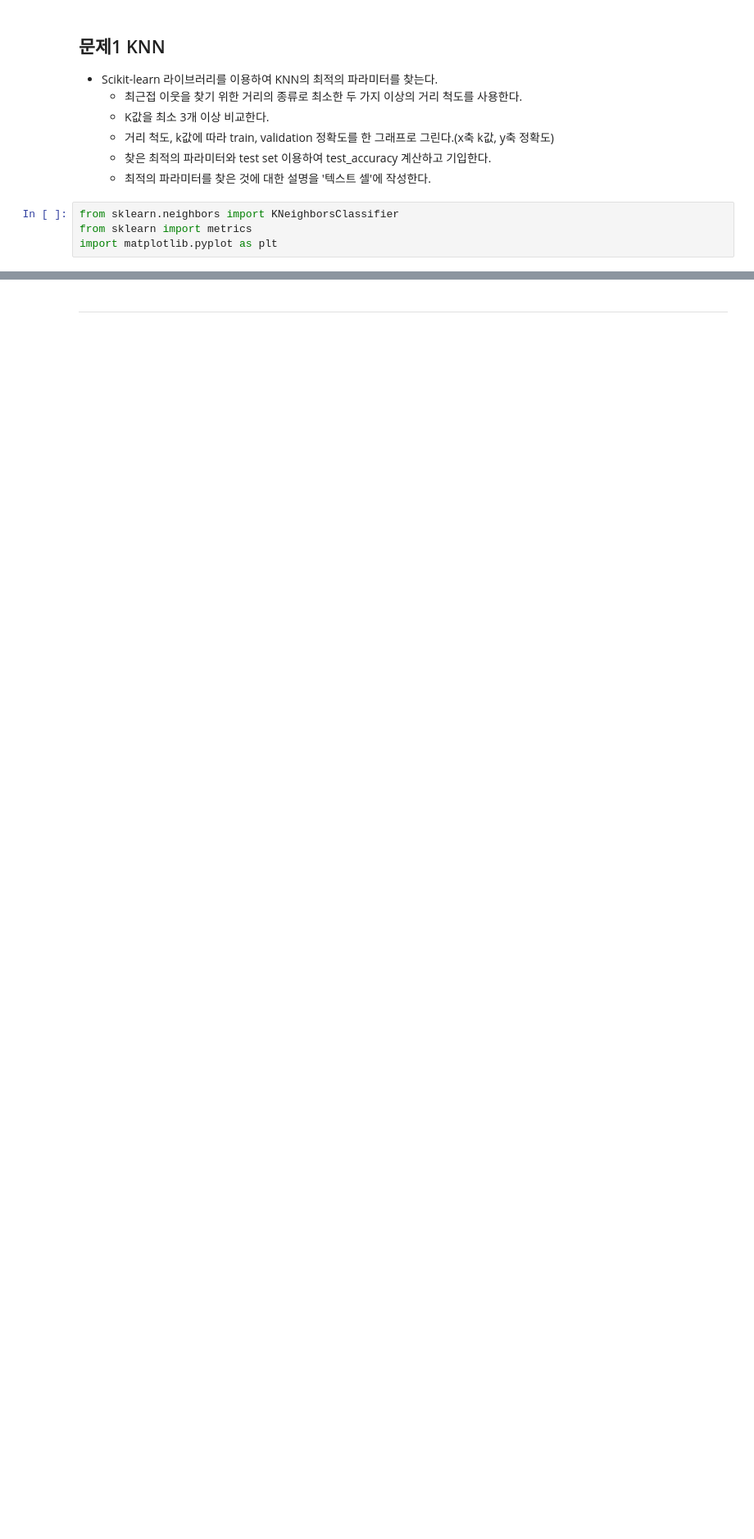
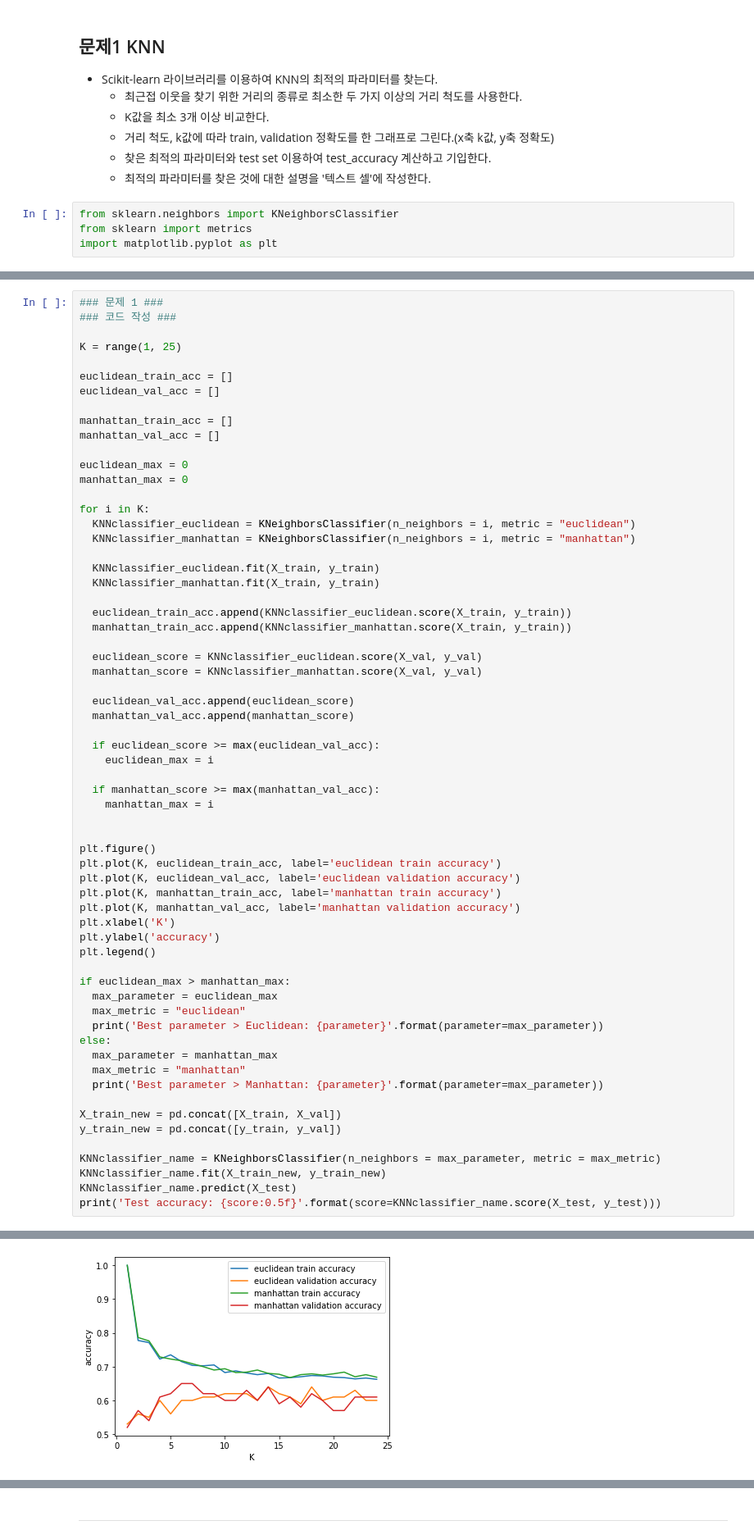
Before and after one commit to anttiey/2022F-Ajou-ML, a Jupyter notebook: HW3_ipynb의_사본.ipynb, the cells around one changed output, grey strips where cells are left out. Shown at 82% size. Saved outputs shown, nothing was run; the diff lists cells and outputs as text; blank space fills up the shorter version.

```diff
--- a/HW3_ipynb의_사본.ipynb
+++ b/HW3_ipynb의_사본.ipynb
@@ -67,0 +80,64 @@ import matplotlib.pyplot as plt
+# %%
+### 문제 1 ###
+### 코드 작성 ###
+
+K = range(1, 25)
+
+euclidean_train_acc = []
+euclidean_val_acc = []
+
+manhattan_train_acc = []
+manhattan_val_acc = []
+
+euclidean_max = 0
+manhattan_max = 0
+
+for i in K:
+  KNNclassifier_euclidean = KNeighborsClassifier(n_neighbors = i, metric = "euclidean")
+  KNNclassifier_manhattan = KNeighborsClassifier(n_neighbors = i, metric = "manhattan")
+
+  KNNclassifier_euclidean.fit(X_train, y_train)
+  KNNclassifier_manhattan.fit(X_train, y_train)
+
+  euclidean_train_acc.append(KNNclassifier_euclidean.score(X_train, y_train))
+  manhattan_train_acc.append(KNNclassifier_manhattan.score(X_train, y_train))
+
+  euclidean_score = KNNclassifier_euclidean.score(X_val, y_val)
+  manhattan_score = KNNclassifier_manhattan.score(X_val, y_val)
+
+  euclidean_val_acc.append(euclidean_score)
+  manhattan_val_acc.append(manhattan_score)
+
+  if euclidean_score >= max(euclidean_val_acc):
+    euclidean_max = i
+
+  if manhattan_score >= max(manhattan_val_acc):
+    manhattan_max = i
+
+
+plt.figure()
+plt.plot(K, euclidean_train_acc, label='euclidean train accuracy')
+plt.plot(K, euclidean_val_acc, label='euclidean validation accuracy')
+plt.plot(K, manhattan_train_acc, label='manhattan train accuracy')
+plt.plot(K, manhattan_val_acc, label='manhattan validation accuracy')
+plt.xlabel('K')
+plt.ylabel('accuracy')
+plt.legend()
+
+if euclidean_max > manhattan_max:
+  max_parameter = euclidean_max
+  max_metric = "euclidean"
+  print('Best parameter > Euclidean: {parameter}'.format(parameter=max_parameter))
+else:
+  max_parameter = manhattan_max
+  max_metric = "manhattan"
+  print('Best parameter > Manhattan: {parameter}'.format(parameter=max_parameter))
+
+X_train_new = pd.concat([X_train, X_val])
+y_train_new = pd.concat([y_train, y_val])
+
+KNNclassifier_name = KNeighborsClassifier(n_neighbors = max_parameter, metric = max_metric)
+KNNclassifier_name.fit(X_train_new, y_train_new)
+KNNclassifier_name.predict(X_test)
+print('Test accuracy: {score:0.5f}'.format(score=KNNclassifier_name.score(X_test, y_test)))
+# %% [output]
@@ -67,0 +146 @@ import matplotlib.pyplot as plt
+[figure, added]
```
Also changed, not shown: parts of 32 cells of this notebook.
